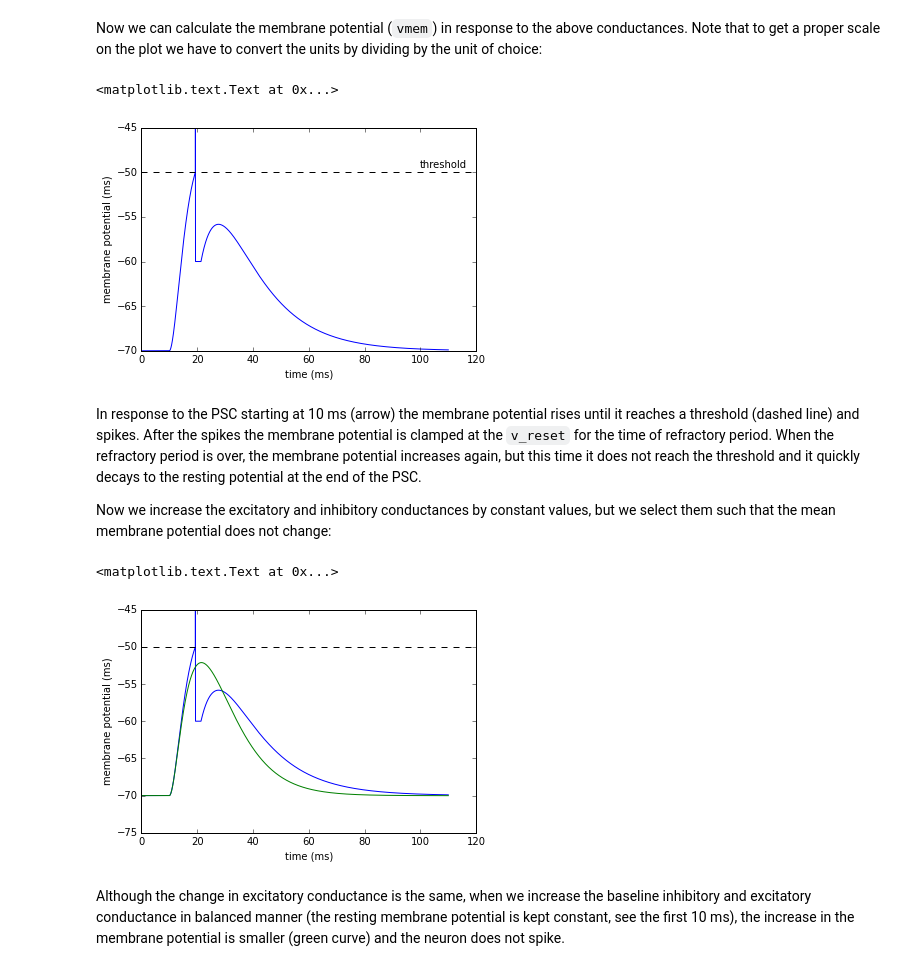
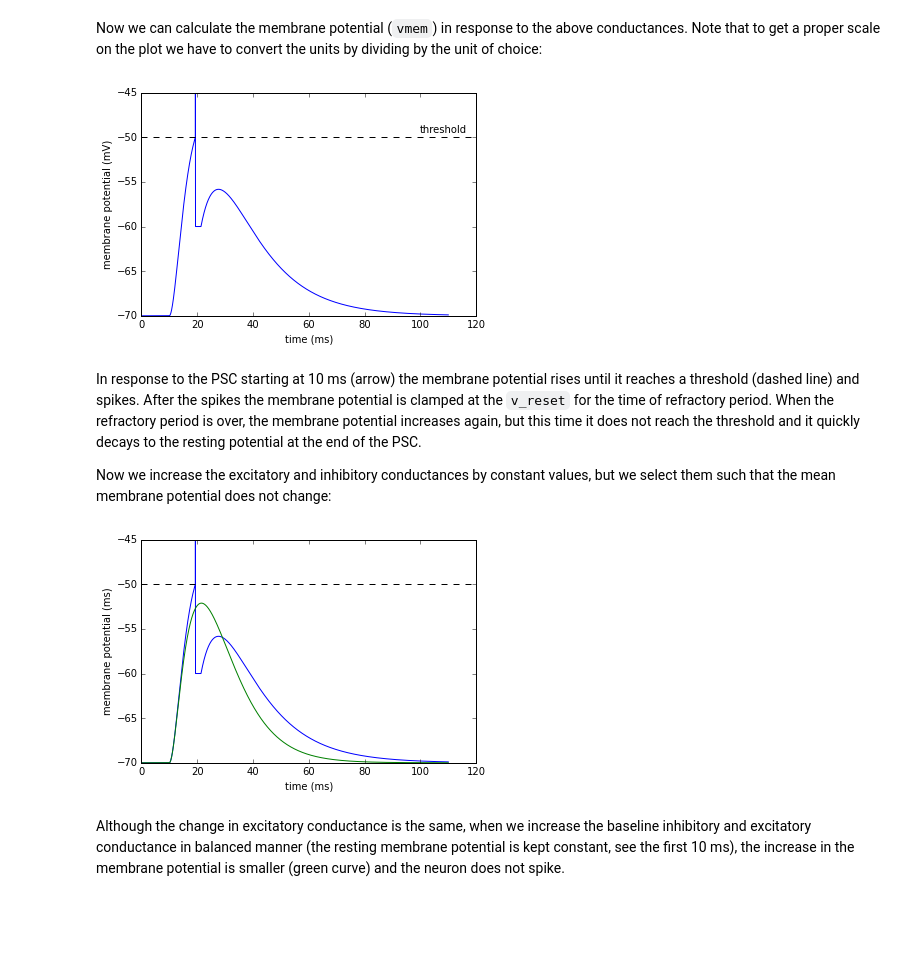
Before and after one commit to btel/python-in-neuroscience-tutorials, a Jupyter notebook: simulating_conductance_based_neuron.ipynb, the cells around one changed output. Drawn from its saved outputs; the diff is of its cells as text; code cells hidden in the pictures; blank space fills up the shorter version.

```diff
--- a/simulating_conductance_based_neuron.ipynb
+++ b/simulating_conductance_based_neuron.ipynb
@@ -152,11 +152,10 @@ t = np.arange(len(g_e)) * dt
 vmem = lif_run(g_e, g_i)
 plt.plot(t / ms, vmem / mV)
 plt.xlabel('time (ms)')
-plt.ylabel('membrane potential (ms)')
+plt.ylabel('membrane potential (mV)')
 plt.axhline(threshold/mV, ls='--', color='k')
-plt.text(100, -49.5, 'threshold')
+plt.text(100, -49.5, 'threshold');
 # %% [output]
-<matplotlib.text.Text at 0x...>
 [figure]
 # %% [markdown]
 In response to the PSC starting at 10 ms (arrow) the membrane potential rises until it reaches a threshold (dashed line) and spikes. After the spikes the membrane potential is clamped at the `v_reset` for the time of refractory period. When the refractory period is over, the membrane potential increases again, but this time it does not reach the threshold and it quickly decays to the resting potential at the end of the PSC.
@@ -165,16 +164,15 @@ Now we increase the excitatory and inhibitory conductances by constant values, b
 # %%
 v = -70 * mV
 gi_const = 10 * nS
-(-g_l * (E_l - v) - gi_const * (E_i - v)) / (E_e - v)/nS
-vmem_high_conductance = lif_run(g_e + 0.71*nS, g_i + 10*nS)
+ge_const = (-g_l * (E_l - v) - gi_const * (E_i - v)) / (E_e - v)
+vmem_high_conductance = lif_run(g_e + ge_const, g_i + 10*nS)
 plt.plot(t / ms, vmem / mV)
 plt.plot(t / ms, vmem_high_conductance / mV)
 plt.axhline(threshold/mV, ls='--', color='k')
 plt.xlabel('time (ms)')
-plt.ylabel('membrane potential (ms)')
+plt.ylabel('membrane potential (ms)');
 # %% [output]
-<matplotlib.text.Text at 0x...>
-[figure, old version]
+[figure, new version]
 # %% [markdown]
 Although the change in excitatory conductance is the same, when we increase the baseline inhibitory and excitatory conductance in balanced manner (the resting membrane potential is kept constant, see the first 10 ms), the increase in the membrane potential is smaller (green curve) and the neuron does not spike.
 # %% [markdown]
```
Also changed, not shown: parts of 15 cells of this notebook.
